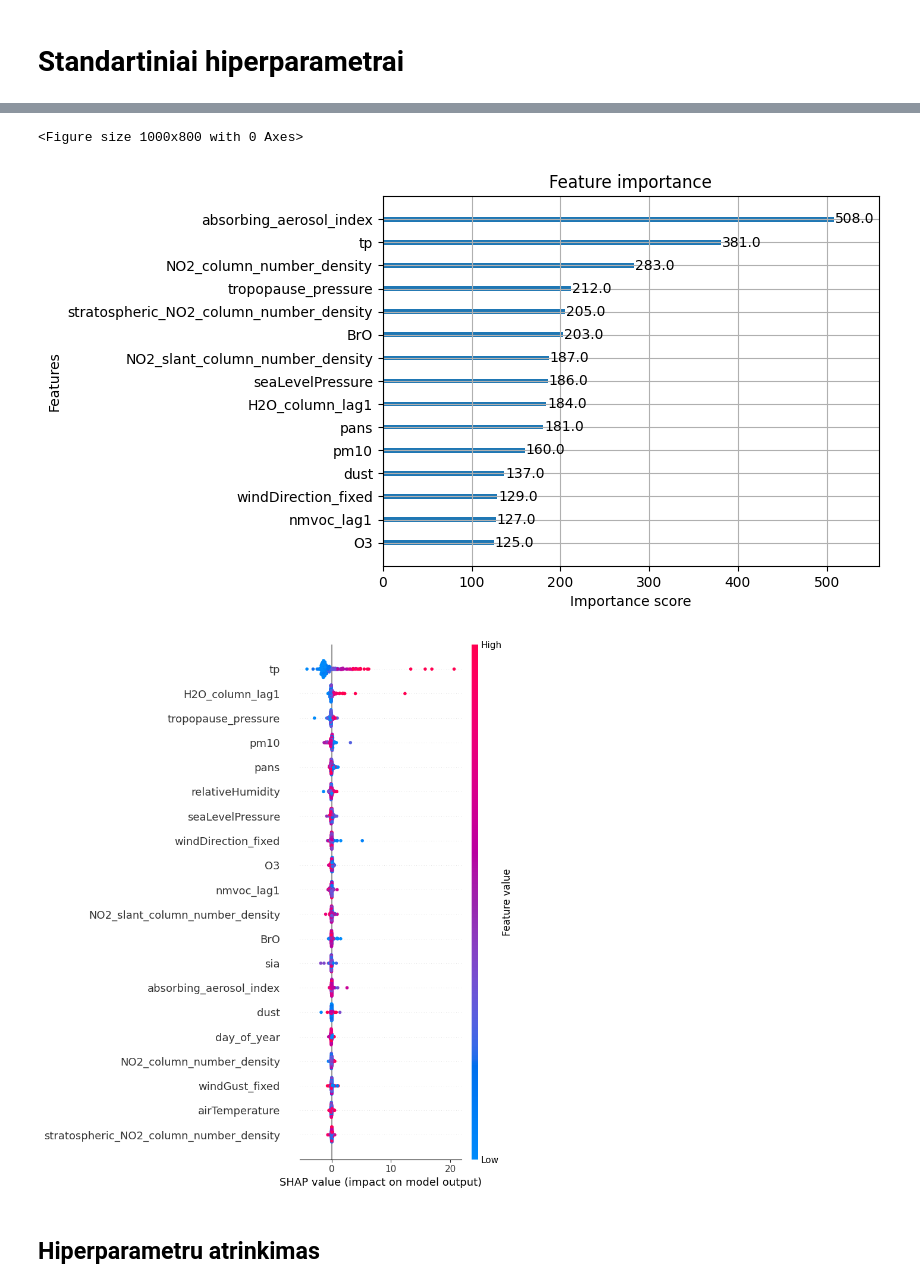
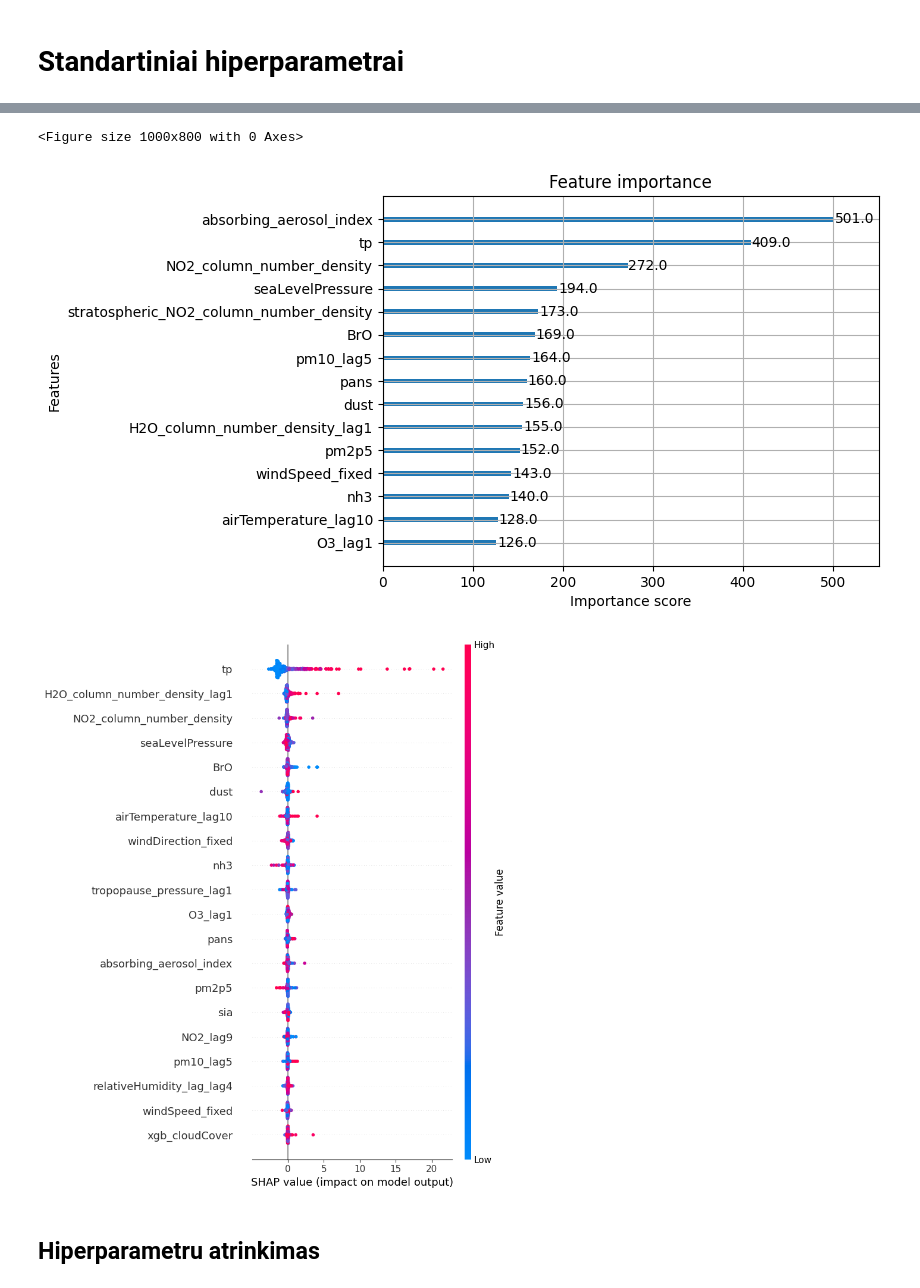
Before and after one commit to rugcer04/Duomenu_mokslo_projektas, a Jupyter notebook: code/python/Models/XGBoost.ipynb, the cells around one changed output, grey strips where cells are left out. Cells and saved outputs as stored; diff of their text form; code cells hidden in the pictures.

```diff
--- a/code/python/Models/XGBoost.ipynb
+++ b/code/python/Models/XGBoost.ipynb
@@ -306,0 +666,35 @@ print(study.best_params)
+# %%
+train = data_with_lags[data_with_lags['observationTime'] < train_end]
+val   = data_with_lags[(data_with_lags['observationTime'] >= train_end) & (data_with_lags['observationTime'] <= val_end)]
+test  = data_with_lags[data_with_lags['observationTime'] > val_end]
+
+X_train = train.drop(columns=drop_cols)
+y_train = train[target_col]
+
+X_val = val.drop(columns=drop_cols)
+y_val = val[target_col]
+
+X_test = test.drop(columns=drop_cols)
+y_test = test[target_col]
+
+final_model = XGBRegressor(random_state=2026)
+final_model.fit(X_train, y_train)
+
+perm = permutation_importance(
+    final_model, X_val, y_val,
+    n_repeats=10,
+    random_state=2026,
+    scoring='neg_mean_absolute_error'
+)
+
+perm_df = pd.DataFrame({
+    'feature':    X_val.columns,
+    'importance': perm.importances_mean,
+    'std':        perm.importances_std
+}).sort_values('importance', ascending=False)
+
+print("\nPermutation Importance:")
+print(perm_df.to_string(index=False))
+
+print("Val rezultatai:")
+metrics_fun(y_val, final_model.predict(X_val))
@@ -382,19 +779,19 @@ import matplotlib.pyplot as plt
 from xgboost import plot_importance
 
 plt.figure(figsize=(10, 8))
-plot_importance(stand_model, max_num_features=15, importance_type='weight')
+plot_importance(final_model, max_num_features=15, importance_type='weight')
 plt.show()
 # %% [output]
 <Figure size 1000x800 with 0 Axes>
-[figure, old version]
+[figure, new version]
 # %%
 import shap
 
-explainer = shap.TreeExplainer(stand_model)
+explainer = shap.TreeExplainer(final_model)
 shap_values = explainer.shap_values(X_val)
 shap.summary_plot(shap_values, X_val)
 # %% [output]
-[figure, old version]
+[figure, new version]
 # %% [markdown]
 ## Hiperparametru atrinkimas
 # %%
```
Also changed, not shown: parts of 38 cells of this notebook.
